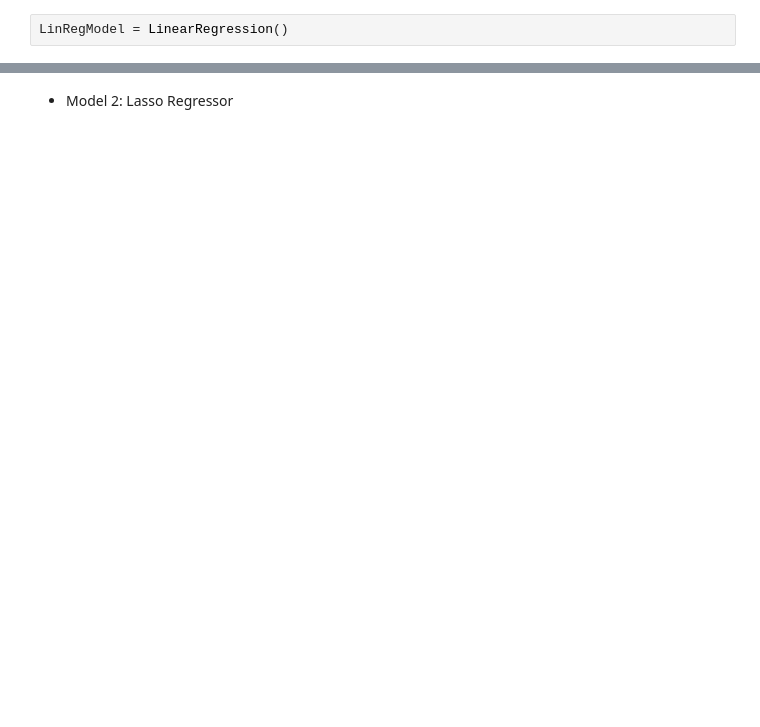
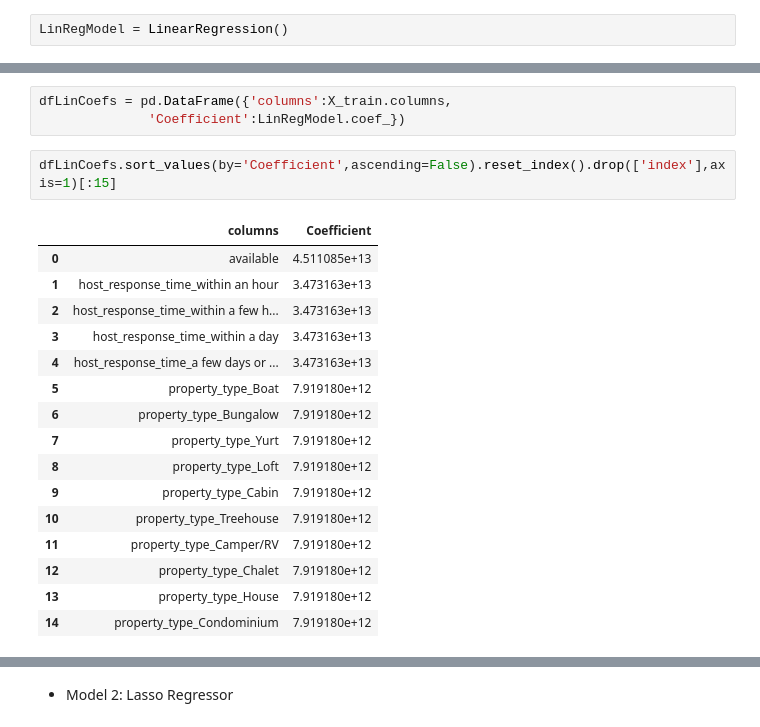
Before and after one commit to Nirzaree/Udacity-Data-Scientist-Nanodegree-Assignment-1, a Jupyter notebook: Seattle AirBnB Data Analysis.ipynb, the cells around one changed output, grey strips where cells are left out. Drawn from its saved outputs; the diff is of its cells as text; blank space fills up the shorter version.

```diff
--- a/Seattle AirBnB Data Analysis.ipynb
+++ b/Seattle AirBnB Data Analysis.ipynb
@@ -379,0 +411,22 @@ array([-2.26885646e-01, -4.96702744e-01,  1.85440544e+01,  7.72559783e+00,
+# %%
+dfLinCoefs = pd.DataFrame({'columns':X_train.columns,
+              'Coefficient':LinRegModel.coef_})
+# %%
+dfLinCoefs.sort_values(by='Coefficient',ascending=False).reset_index().drop(['index'],axis=1)[:15]
+# %% [output]
+|  | columns | Coefficient |
+| 0 | available | 4.511085e+13 |
+| 1 | host_response_time_within an hour | 3.473163e+13 |
+| 2 | host_response_time_within a few h... | 3.473163e+13 |
+| 3 | host_response_time_within a day | 3.473163e+13 |
+| 4 | host_response_time_a few days or ... | 3.473163e+13 |
+| 5 | property_type_Boat | 7.919180e+12 |
+| 6 | property_type_Bungalow | 7.919180e+12 |
+| 7 | property_type_Yurt | 7.919180e+12 |
+| 8 | property_type_Loft | 7.919180e+12 |
+| 9 | property_type_Cabin | 7.919180e+12 |
+| 10 | property_type_Treehouse | 7.919180e+12 |
+| 11 | property_type_Camper/RV | 7.919180e+12 |
+| 12 | property_type_Chalet | 7.919180e+12 |
+| 13 | property_type_House | 7.919180e+12 |
+| 14 | property_type_Condominium | 7.919180e+12 |
```
Also changed, not shown: parts of 54 cells of this notebook.
